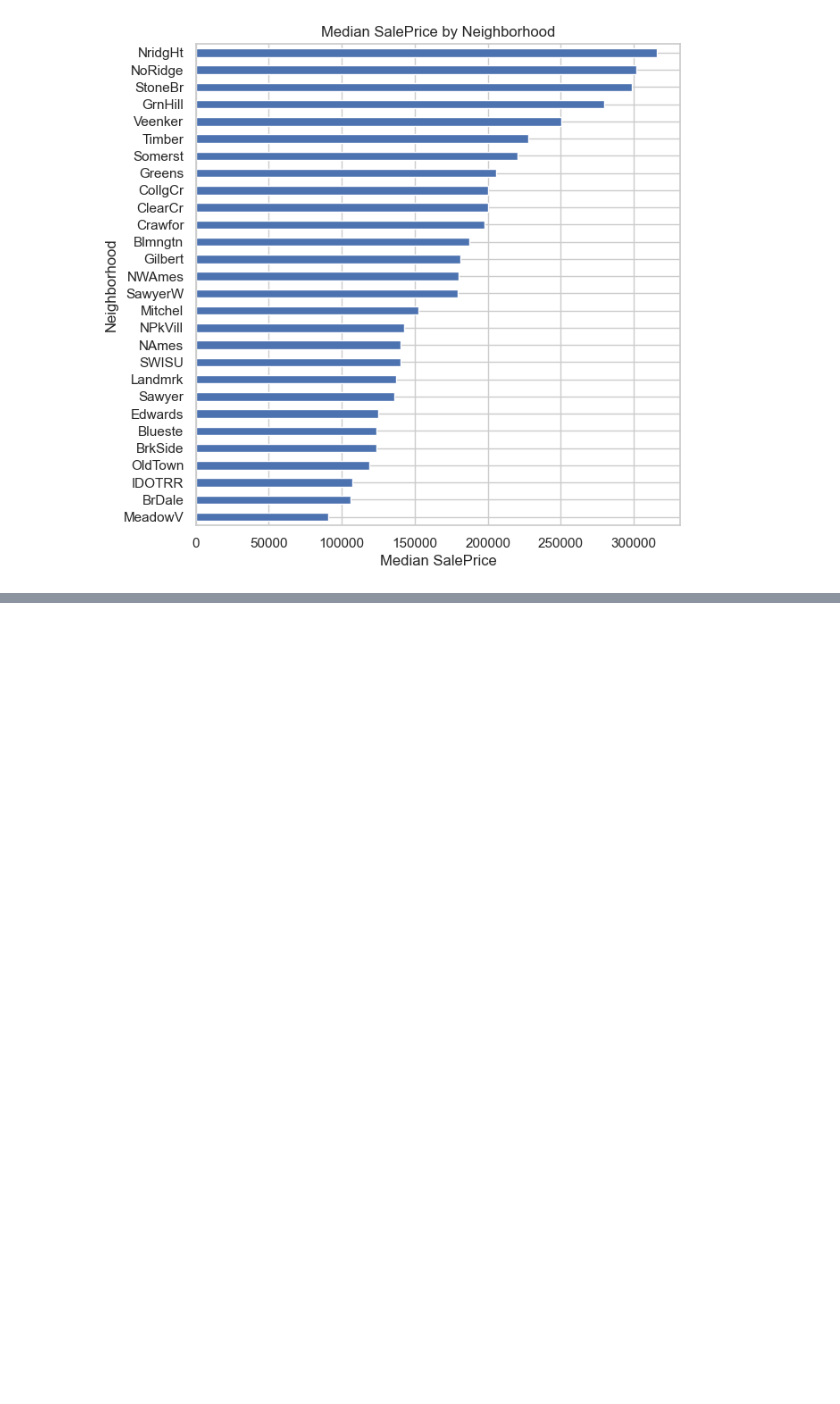
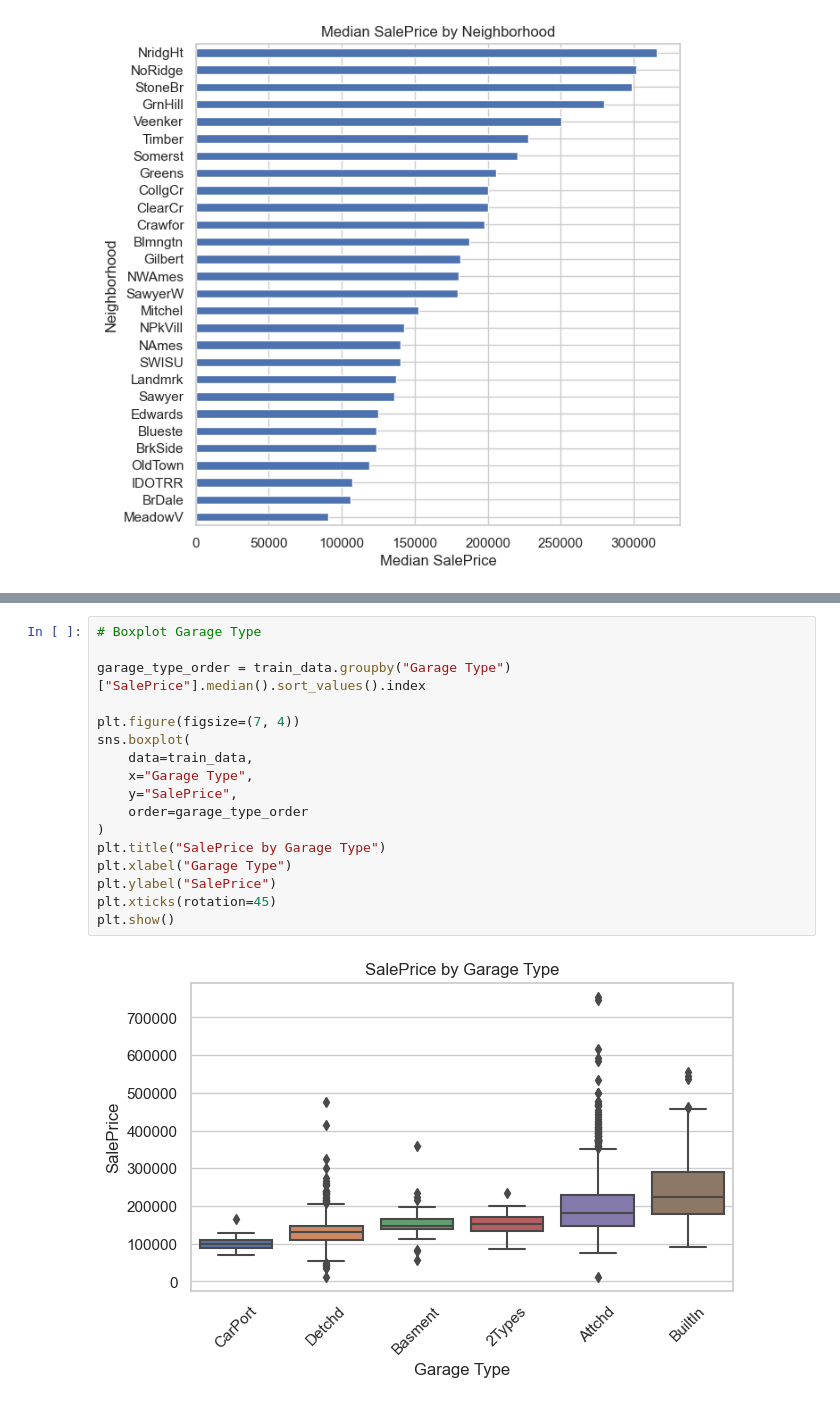
Before and after one commit to sanches-davi/ames-housing-price-prediction, a Jupyter notebook: notebooks/EDA.ipynb, the cells around one changed output, grey strips where cells are left out. Cells and saved outputs as stored; diff of their text form; blank space fills up the shorter version.

```diff
--- a/notebooks/EDA.ipynb
+++ b/notebooks/EDA.ipynb
@@ -578,0 +669,19 @@ plt.show()
+# %%
+# Boxplot Garage Type
+
+garage_type_order = train_data.groupby("Garage Type")["SalePrice"].median().sort_values().index
+
+plt.figure(figsize=(7, 4))
+sns.boxplot(
+    data=train_data,
+    x="Garage Type",
+    y="SalePrice",
+    order=garage_type_order
+)
+plt.title("SalePrice by Garage Type")
+plt.xlabel("Garage Type")
+plt.ylabel("SalePrice")
+plt.xticks(rotation=45)
+plt.show()
+# %% [output]
+[figure, added]
```
Also changed, not shown: parts of 9 cells of this notebook.
